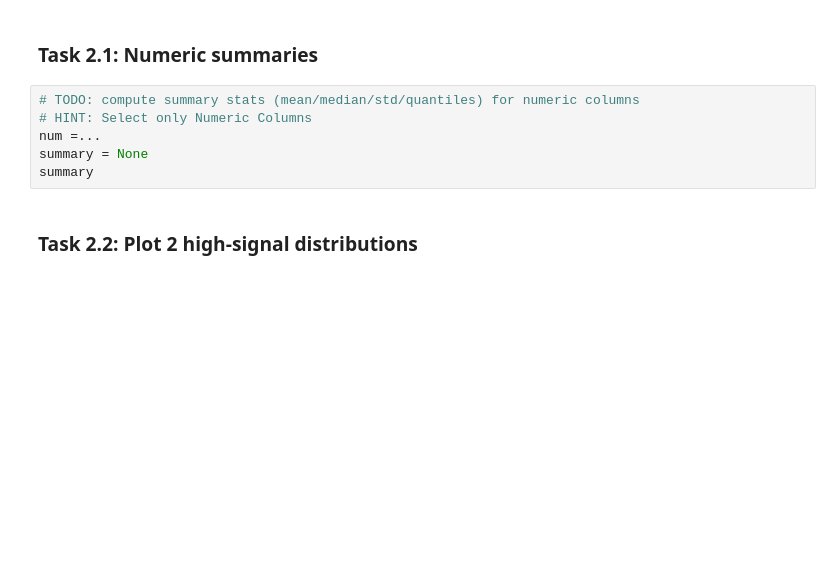
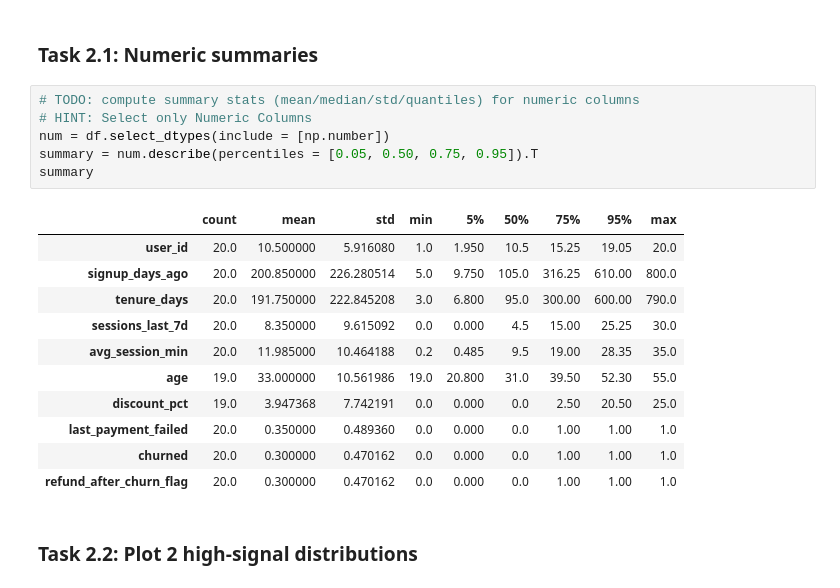
Before and after one commit to super30admin/EDA, a Jupyter notebook: eda_student_lab.ipynb, the cells around one changed output. Saved outputs shown, nothing was run; the diff lists cells and outputs as text; blank space fills up the shorter version.

```diff
--- a/eda_student_lab.ipynb
+++ b/eda_student_lab.ipynb
@@ -82,9 +114,21 @@ print(n_dup_rows, n_dup_user_id)
 # %%
 # TODO: compute summary stats (mean/median/std/quantiles) for numeric columns
 # HINT: Select only Numeric Columns
-num =...
-summary = None
+num = df.select_dtypes(include = [np.number])
+summary = num.describe(percentiles = [0.05, 0.50, 0.75, 0.95]).T
 summary
+# %% [output]
+|  | count | mean | std | min | 5% | 50% | 75% | 95% | max |
+| user_id | 20.0 | 10.500000 | 5.916080 | 1.0 | 1.950 | 10.5 | 15.25 | 19.05 | 20.0 |
+| signup_days_ago | 20.0 | 200.850000 | 226.280514 | 5.0 | 9.750 | 105.0 | 316.25 | 610.00 | 800.0 |
+| tenure_days | 20.0 | 191.750000 | 222.845208 | 3.0 | 6.800 | 95.0 | 300.00 | 600.00 | 790.0 |
+| sessions_last_7d | 20.0 | 8.350000 | 9.615092 | 0.0 | 0.000 | 4.5 | 15.00 | 25.25 | 30.0 |
+| avg_session_min | 20.0 | 11.985000 | 10.464188 | 0.2 | 0.485 | 9.5 | 19.00 | 28.35 | 35.0 |
+| age | 19.0 | 33.000000 | 10.561986 | 19.0 | 20.800 | 31.0 | 39.50 | 52.30 | 55.0 |
+| discount_pct | 19.0 | 3.947368 | 7.742191 | 0.0 | 0.000 | 0.0 | 2.50 | 20.50 | 25.0 |
+| last_payment_failed | 20.0 | 0.350000 | 0.489360 | 0.0 | 0.000 | 0.0 | 1.00 | 1.00 | 1.0 |
+| churned | 20.0 | 0.300000 | 0.470162 | 0.0 | 0.000 | 0.0 | 1.00 | 1.00 | 1.0 |
+| refund_after_churn_flag | 20.0 | 0.300000 | 0.470162 | 0.0 | 0.000 | 0.0 | 1.00 | 1.00 | 1.0 |
 # %% [markdown]
 ### Task 2.2: Plot 2 high-signal distributions
 # %%
```
Also changed, not shown: parts of 9 cells of this notebook.
